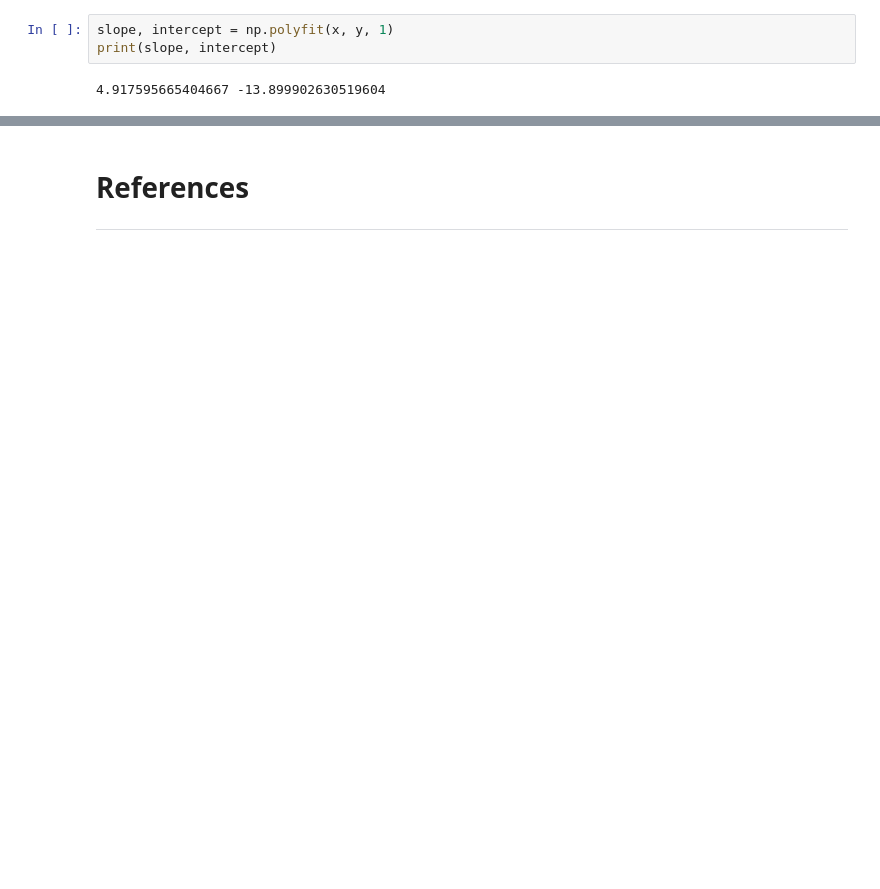
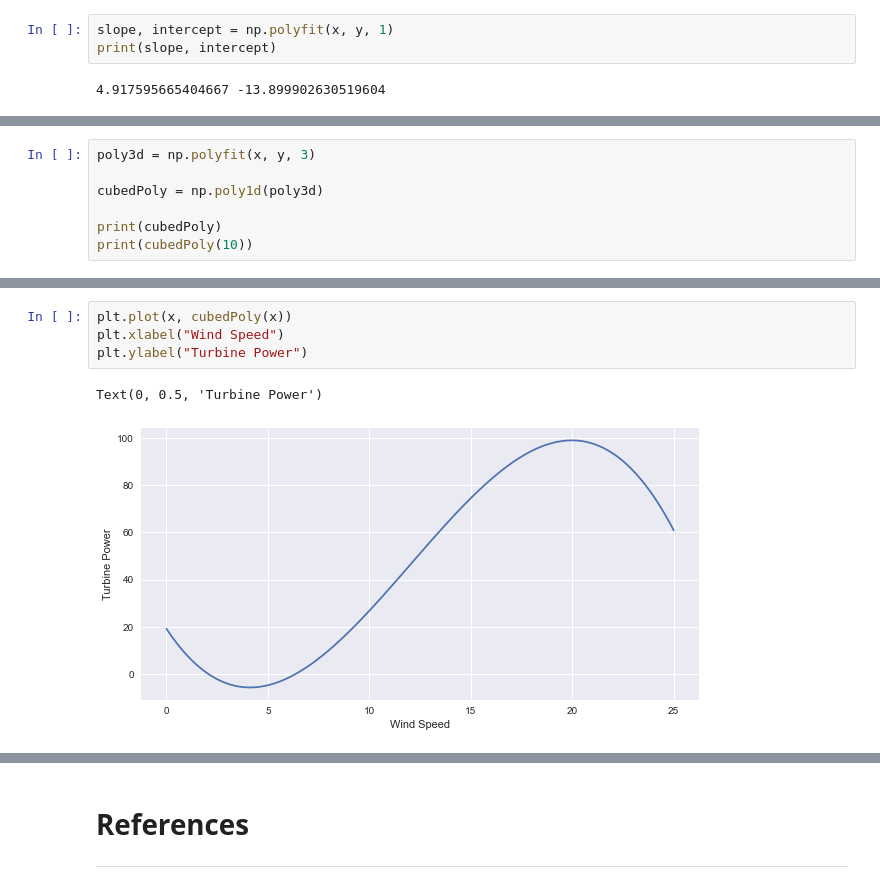
Before and after one commit to cian-gmit-da2020/DA_FUN_Project, a Jupyter notebook: project.ipynb, the cells around one changed output, grey strips where cells are left out. Drawn from its saved outputs; the diff is of its cells as text; blank space fills up the shorter version.

```diff
--- a/project.ipynb
+++ b/project.ipynb
@@ -117,0 +125,7 @@ print(model.coef_)
+# %%
+poly3d = np.polyfit(x, y, 3)
+
+cubedPoly = np.poly1d(poly3d)
+
+print(cubedPoly)
+print(cubedPoly(10))
@@ -117,0 +143,7 @@ print(model.coef_)
+# %%
+plt.plot(x, cubedPoly(x))
+plt.xlabel("Wind Speed")
+plt.ylabel("Turbine Power")
+# %% [output]
+Text(0, 0.5, 'Turbine Power')
+[figure, added]
```
Also changed, not shown: parts of 39 cells of this notebook.
